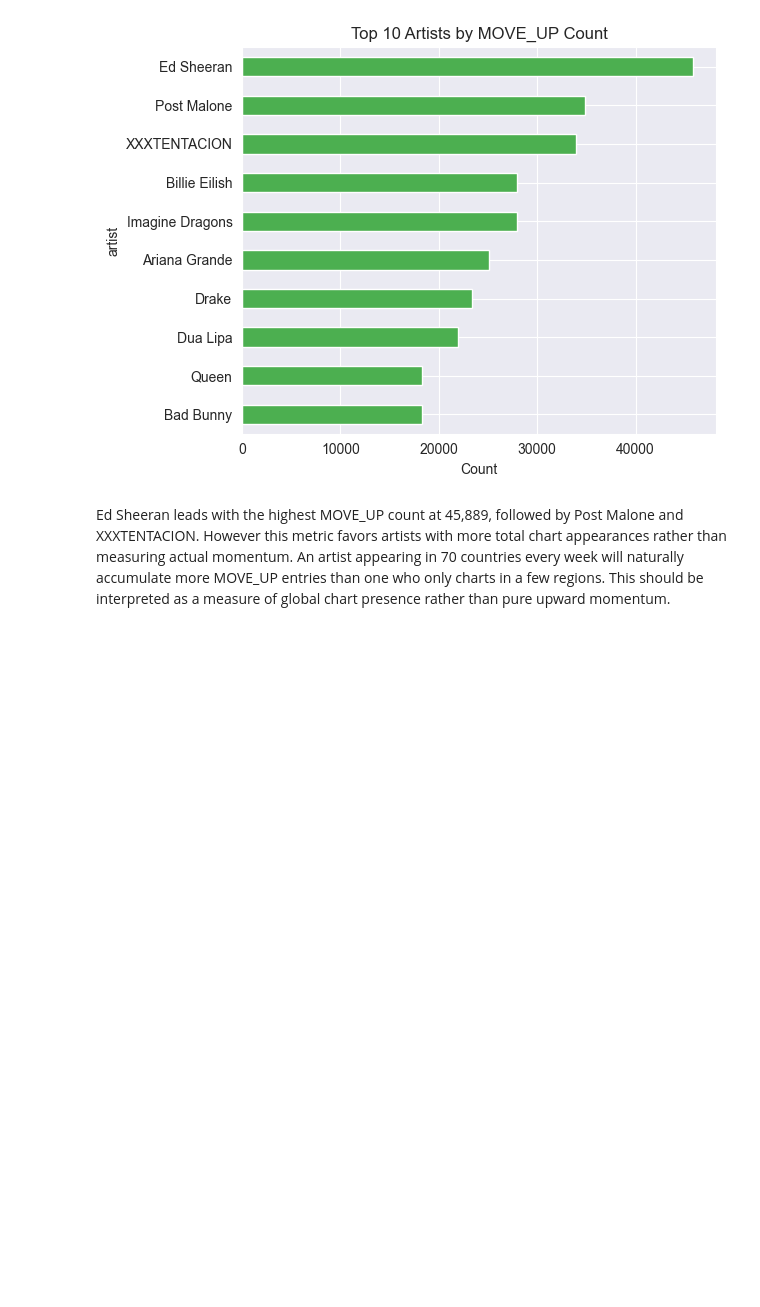
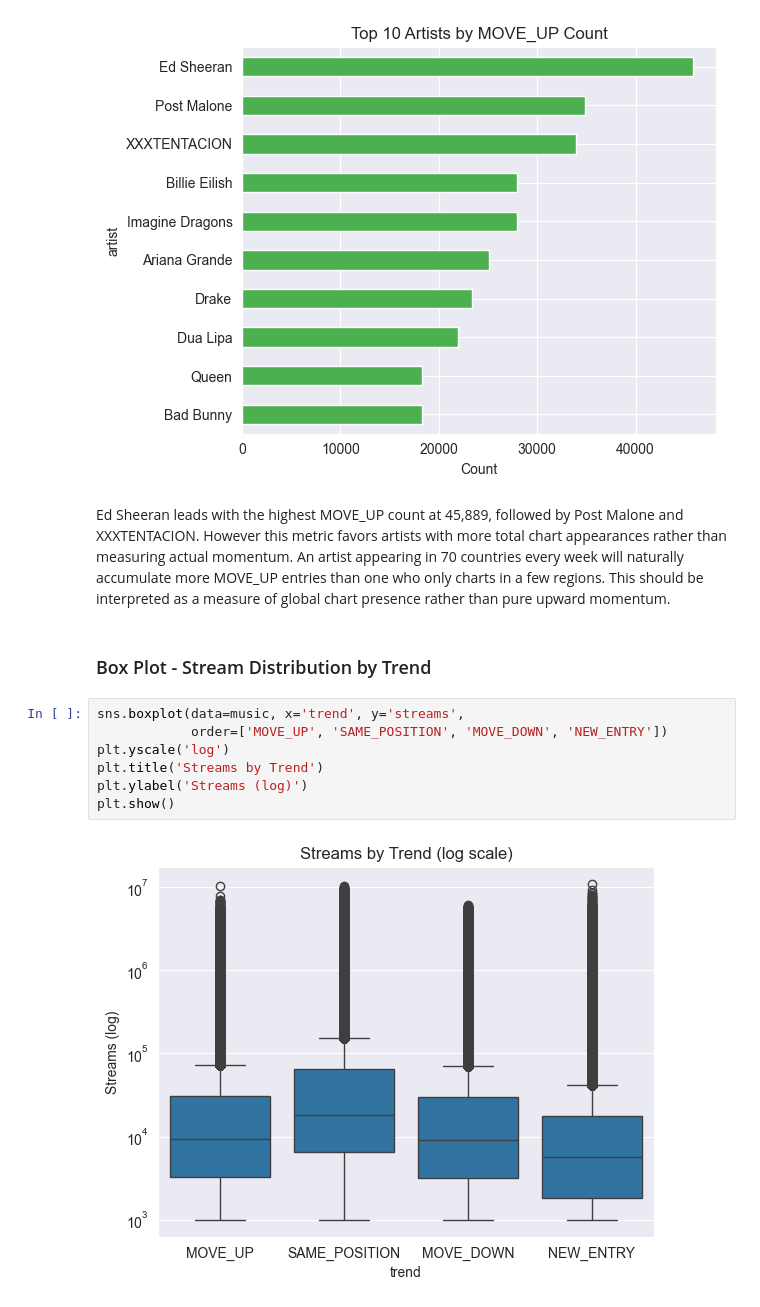
Before and after one commit to NastyaGolovina/Music_Recommendations_Dashboard, a Jupyter notebook: main_notebook.ipynb, the cells around one changed output. Drawn from its saved outputs; the diff is of its cells as text; blank space fills up the shorter version.

Commit message:
box plot, quartiles analysis

```diff
--- a/main_notebook.ipynb
+++ b/main_notebook.ipynb
@@ -390,3 +390,14 @@ dtype: int64
 [figure]
 # %% [markdown]
 Ed Sheeran leads with the highest MOVE_UP count at 45,889, followed by Post Malone and XXXTENTACION. However this metric favors artists with more total chart appearances rather than measuring actual momentum. An artist appearing in 70 countries every week will naturally accumulate more MOVE_UP entries than one who only charts in a few regions. This should be interpreted as a measure of global chart presence rather than pure upward momentum.
+# %% [markdown]
+### Box Plot - Stream Distribution by Trend
+# %%
+sns.boxplot(data=music, x='trend', y='streams',
+            order=['MOVE_UP', 'SAME_POSITION', 'MOVE_DOWN', 'NEW_ENTRY'])
+plt.yscale('log')
+plt.title('Streams by Trend')
+plt.ylabel('Streams (log)')
+plt.show()
+# %% [output]
+[figure, added]
```
Also changed, not shown: parts of 5 cells of this notebook.
